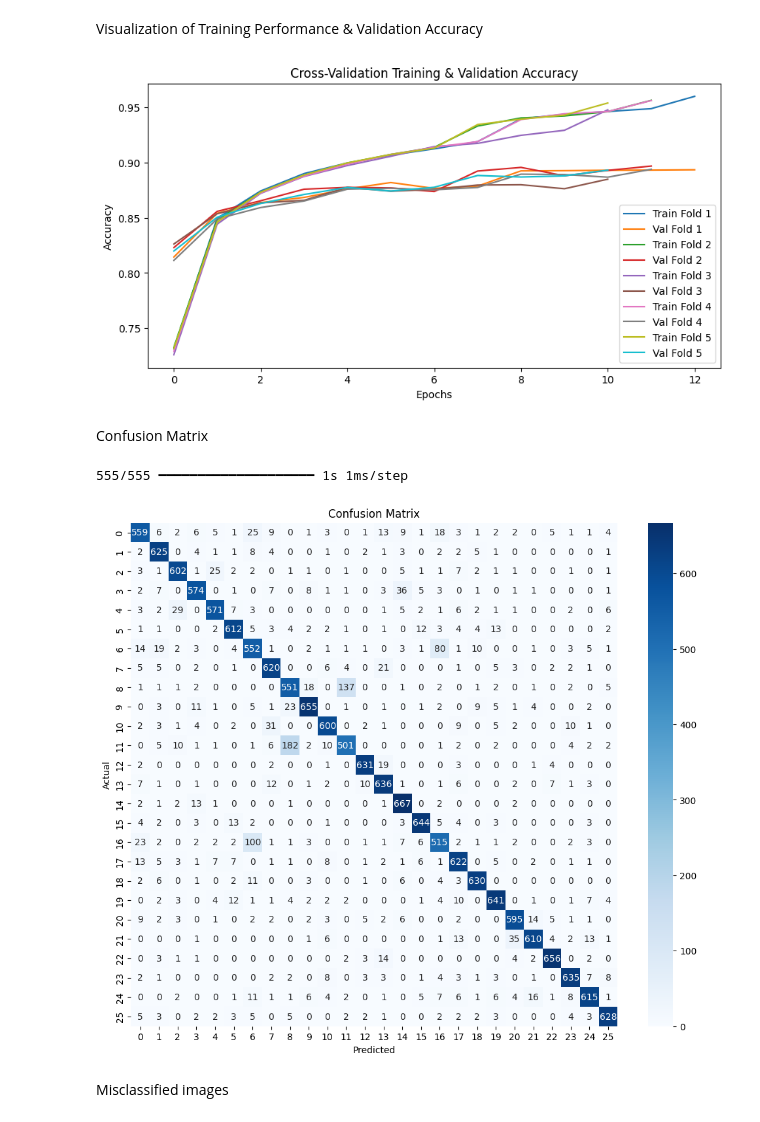
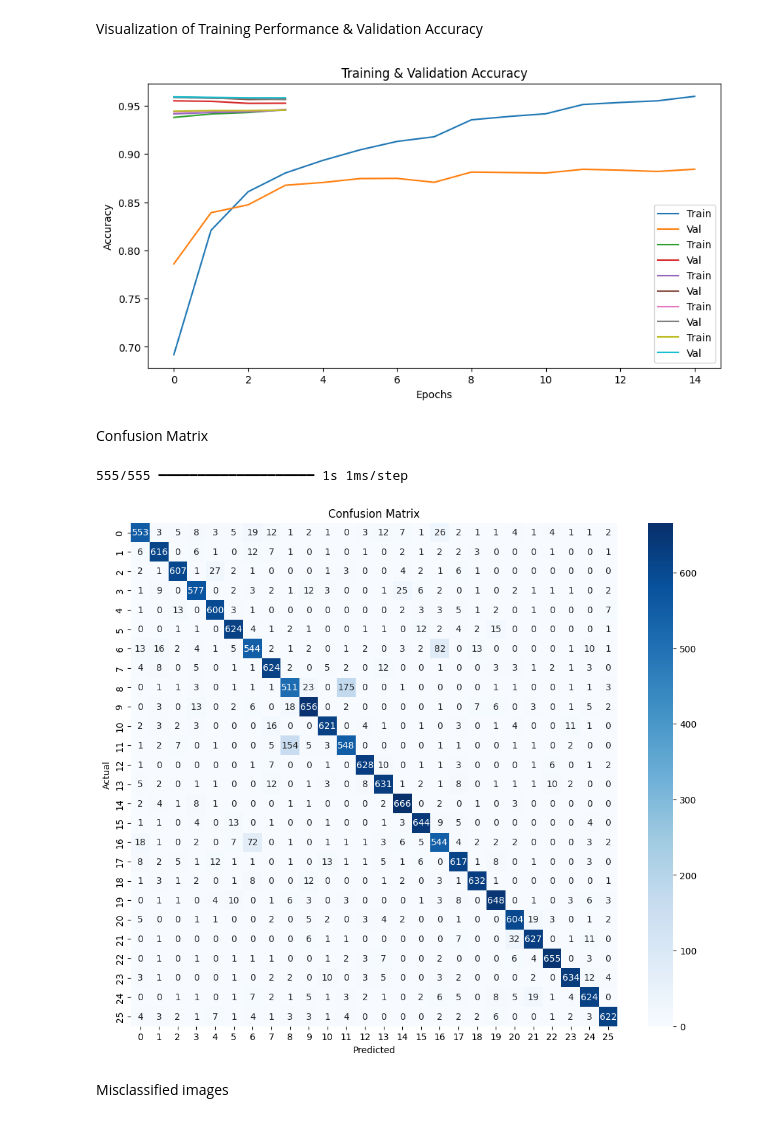
Before and after one commit to ehabsuliman/ANN-EMNIST, a Jupyter notebook: ann_charachter/ann.ipynb, the cells around one changed output. Drawn from its saved outputs; the diff is of its cells as text; code cells hidden in the pictures.

Commit message:
Model improvments and try different activation function and compare results

```diff
--- a/ann_charachter/ann.ipynb
+++ b/ann_charachter/ann.ipynb
@@ -125,6 +105,11 @@ plt.tight_layout()
 plt.show()
 # %% [output]
 [figure]
+# %%
+activations = ['relu', 'sigmoid', 'tanh']
+# %%
+best_model = None
+best_acc = 0
 # %% [markdown]
 Build a simple ANN model
 # %%
@@ -169,18 +150,26 @@ histories = []
 # %% [markdown]
 Train the model
 # %%
-for train_index, val_index in kf.split(X_train):
-    print(f"Training Fold {fold}...")
-    model = build_model()
+for activation in activations:
+    print(f"Training model with {activation} activation")
+    histories = []
+    model = build_model(activation)
+    for train_index, val_index in kf.split(X_train):
+        X_t, X_v = X_train[train_index], X_train[val_index]
+        y_t, y_v = y_train[train_index], y_train[val_index]
 
-    X_t, X_v = X_train[train_index], X_train[val_index]
-    y_t, y_v = y_train[train_index], y_train[val_index]
+        early_stopping = EarlyStopping(monitor='val_loss', patience=3, restore_best_weights=True)
+        lr_scheduler = ReduceLROnPlateau(monitor='val_loss', patience=2, factor=0.5, verbose=1)
 
-    early_stopping = EarlyStopping(monitor='val_loss', patience=3, restore_best_weights=True)
-    lr_scheduler = ReduceLROnPlateau(monitor='val_loss', patience=2, factor=0.5, verbose=1)
+        history = model.fit(X_t, y_t, epochs=20, batch_size=64, validation_data=(X_v, y_v),
+                            callbacks=[early_stopping, lr_scheduler])
+        histories.append(history)
 
-    history = model.fit(X_t, y_t, epochs=20, batch_size=32, validation_data=(X_v, y_v),
-                        callbacks=[early_stopping, lr_scheduler])
-    histories.append(history)
-    fold += 1
+    test_loss, test_acc = model.evaluate(X_test, y_test)
+    print(f"Test Accuracy with {activation} activation: {test_acc}")
+
+    if test_acc > best_acc:
+        best_acc = test_acc
+        best_model = model
+        best_activation = activation
 # %% [output]
@@ -214,24 +224,24 @@ Test Accuracy: 0.8866553902626038
 Visualization of Training Performance & Validation Accuracy
 # %%
 plt.figure(figsize=(10, 5))
-for i, history in enumerate(histories):
-    plt.plot(history.history['accuracy'], label=f'Train Fold {i+1}')
-    plt.plot(history.history['val_accuracy'], label=f'Val Fold {i+1}')
+for history in histories:
+    plt.plot(history.history['accuracy'], label=f'Train')
+    plt.plot(history.history['val_accuracy'], label=f'Val')
 
-plt.title('Cross-Validation Training & Validation Accuracy')
+plt.title('Training & Validation Accuracy')
 plt.xlabel('Epochs')
 plt.ylabel('Accuracy')
 plt.legend()
 plt.show()
 # %% [output]
-[figure, old version]
+[figure, new version]
 # %% [markdown]
 Confusion Matrix
 # %%
 from sklearn.metrics import confusion_matrix, classification_report
 import seaborn as sns
 
-y_pred = model.predict(X_test)
+y_pred = best_model.predict(X_test)
 y_pred_labels = np.argmax(y_pred, axis=1)
 y_true_labels = np.argmax(y_test, axis=1)
 
@@ -244,7 +254,7 @@ plt.ylabel('Actual')
 plt.show()
 # %% [output]
 555/555 ━━━━━━━━━━━━━━━━━━━━ 1s 1ms/step
-[figure, old version]
+[figure, new version]
 # %% [markdown]
 Misclassified images
 # %%
```
Also changed, not shown: parts of 29 cells of this notebook.
